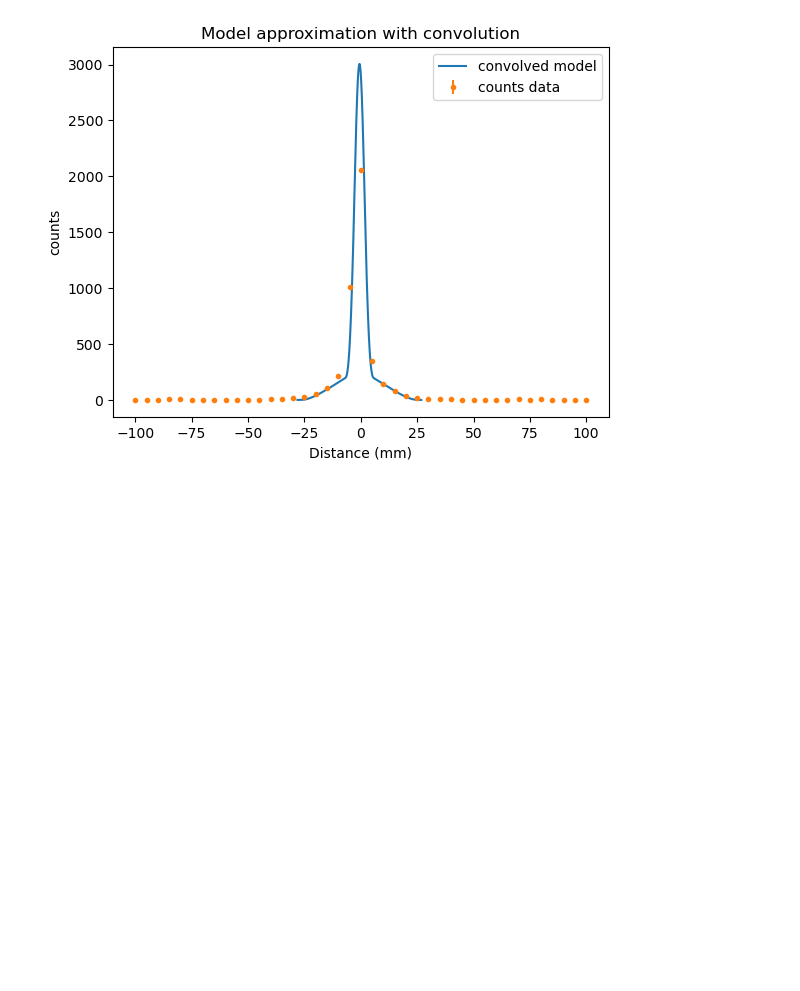
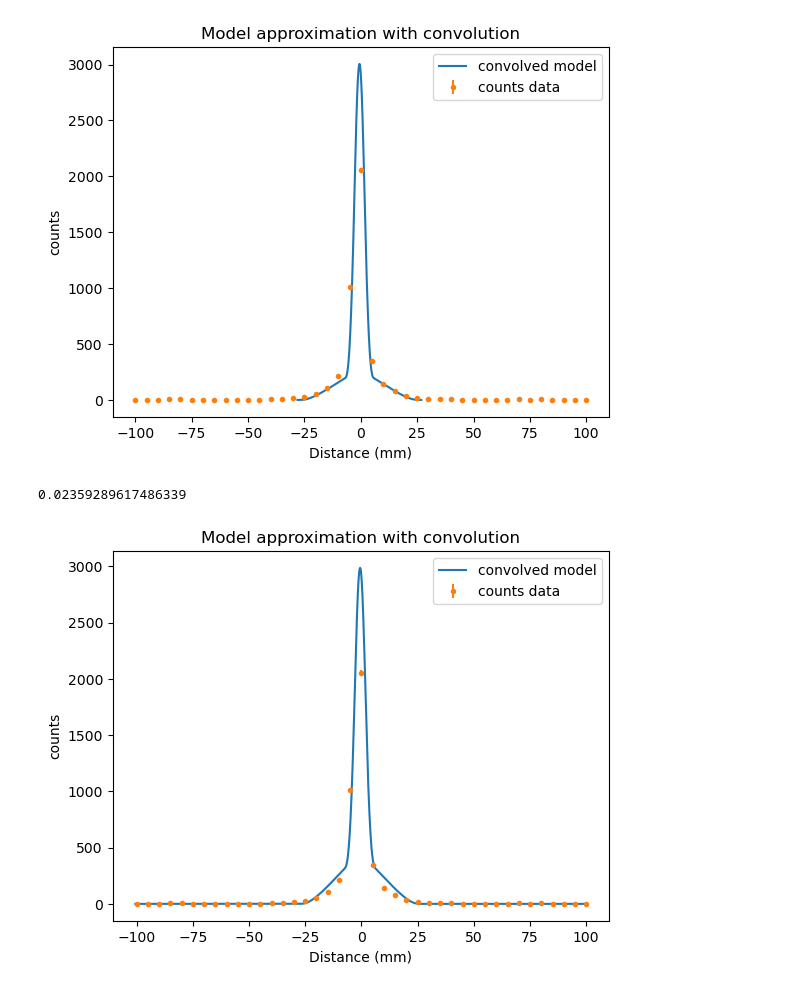
Before and after one commit to MarkZhit/PHYS409-PET, a Jupyter notebook: ModelDefinition.ipynb, the cells around one changed output. Cells and saved outputs as stored; diff of their text form; code cells hidden in the pictures; blank space fills up the shorter version.

Commit message:
Created the convolution model in a callable method for fitting

```diff
--- a/ModelDefinition.ipynb
+++ b/ModelDefinition.ipynb
@@ -494,6 +495,7 @@ amplitude = 2000
 x0 = -0.6
 L = 110
 Wscint = 2 * Rscint
+background = 0.02359289617486339 * 20 # calculated in cell below
 
 
 Xscint = np.arange(start=-Rscint + x0,stop=Rscint + x0,step=distanceStep)
@@ -501,6 +503,7 @@ scintArr = circleConvolve(Rscint, Xscint, x0)
 scintSlitArr = circleConvolve(Rscint, Xscint, x0)
 scintSlitArr[0:np.round((Rscint-Wslit/2)/distanceStep).astype(int)] = 0
 scintSlitArr[np.round((Rscint+Wslit/2)/distanceStep).astype(int):len(scintArr)] = 0
+
 Xsource = np.arange(start=-Rsource + x0,stop=Rsource + x0,step=distanceStep)
 sourceArr = sphereConvolve(Rsource, Xsource, x0)
 sourceArr = sourceArr/sum(sourceArr)
@@ -513,11 +516,11 @@ gateArr = singleSlit(XstackedSlit, amplitude, x0, Wscint, L) * alpha
 slitArr = np.multiply(slitArr, scintSlitArr)
 gateArr = np.multiply(gateArr, scintArr)
 slitGateCombined = gateArr + slitArr
-combinedX = np.arange(start=-len(slitGateCombined)/2, stop=len(slitGateCombined)/2, step=1) * 0.05 + x0
+# combinedX = np.arange(start=-len(slitGateCombined)/2, stop=len(slitGateCombined)/2, step=1) * 0.05 + x0
 
 convolvedSignal = np.convolve(slitGateCombined, sourceArr, mode='full')
-
 convolvedX = np.arange(start=-len(convolvedSignal)/2, stop=len(convolvedSignal)/2, step=1) * 0.05 + x0
+convolvedSignal = convolvedSignal + background
 # %%
 dist_array, counts_array, ucounts_array = m.readLineScan("./data/rando measurements/Jan 19, 2026, 3_51 PM, Scan1, 0_0 Deg, w_8mm,translate200mm.dat")
 
@@ -535,3 +538,12 @@ plt.savefig("./figures/Linescan Model Wide with convolution - newerer method and
 plt.show()
 # %% [output]
 [figure]
+# %%
+# calculating background rate:
+
+dist_array, counts_array, ucounts_array = m.readLineScan("./data/2026-01-28 broad measurements/Jan 30, 2026, 9_57 AM, Scan1, 0_0 Deg, lead+copper.dat")
+
+background = sum(counts_array) / 2400 / len(counts_array)
+print("background in counts per second:" + background)
+# %% [output]
+0.02359289617486339
@@ -537,0 +593,18 @@ plt.show()
+# %%
+x0 = -0.6
+convolvedX = np.arange(start=-100 + x0,stop=100 + x0,step=0.05)
+convolvedSignal = doubleSlitModelConvoluted(convolvedX, 8,25,3,0.02,2000,x0, 110,20)
+dist_array, counts_array, ucounts_array = m.readLineScan("./data/rando measurements/Jan 19, 2026, 3_51 PM, Scan1, 0_0 Deg, w_8mm,translate200mm.dat")
+
+plt.figure()
+plt.plot(convolvedX, convolvedSignal, label=f"convolved model")
+plt.errorbar(dist_array, counts_array, yerr=ucounts_array, fmt='.', label=f"counts data")
+# plt.plot(xArr, singleSlitModel)
+plt.title("Model approximation with convolution")
+plt.xlabel("Distance (mm)")
+plt.ylabel("counts")
+plt.legend()
+plt.savefig("./figures/Linescan Model Wide with convolution - newerer method and wide linescan.png")
+plt.show()
+# %% [output]
+[figure, added]
```
Also changed, not shown: parts of 3 cells of this notebook, 3 other files.
